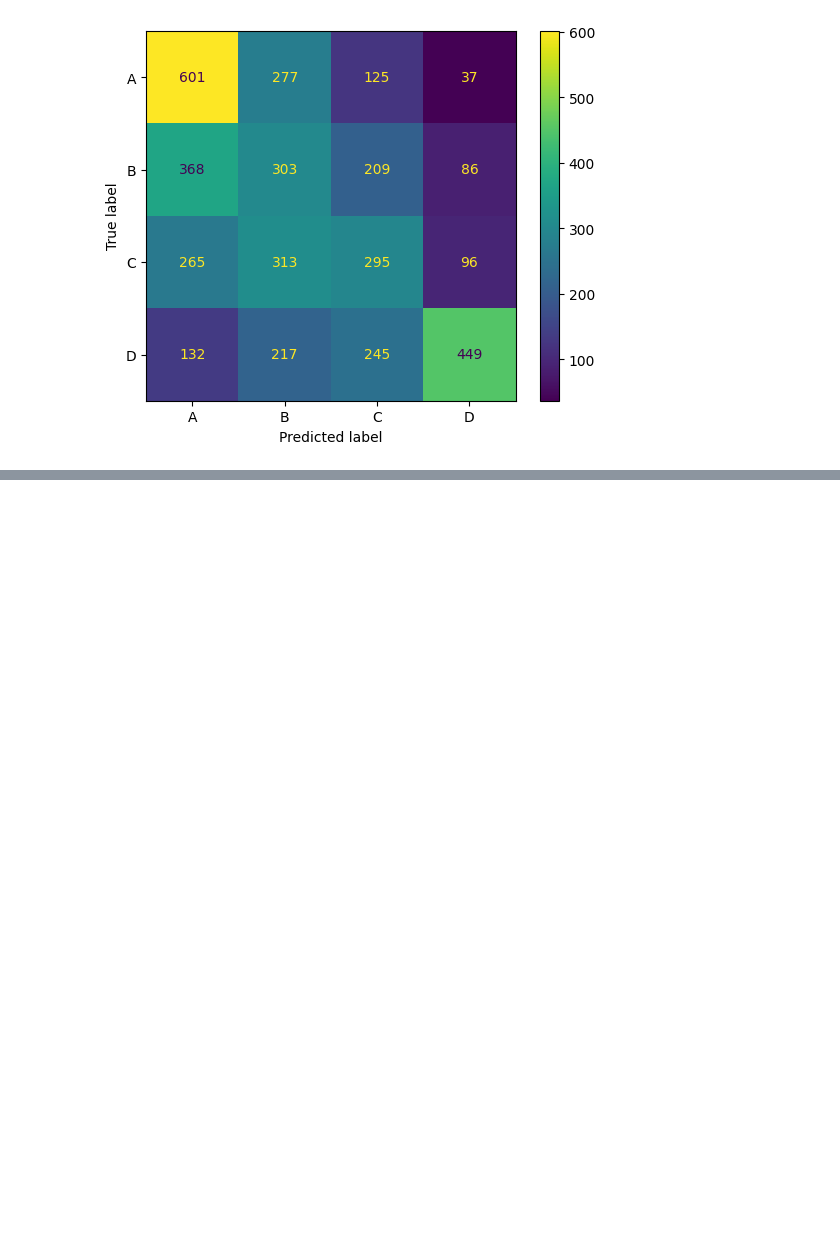
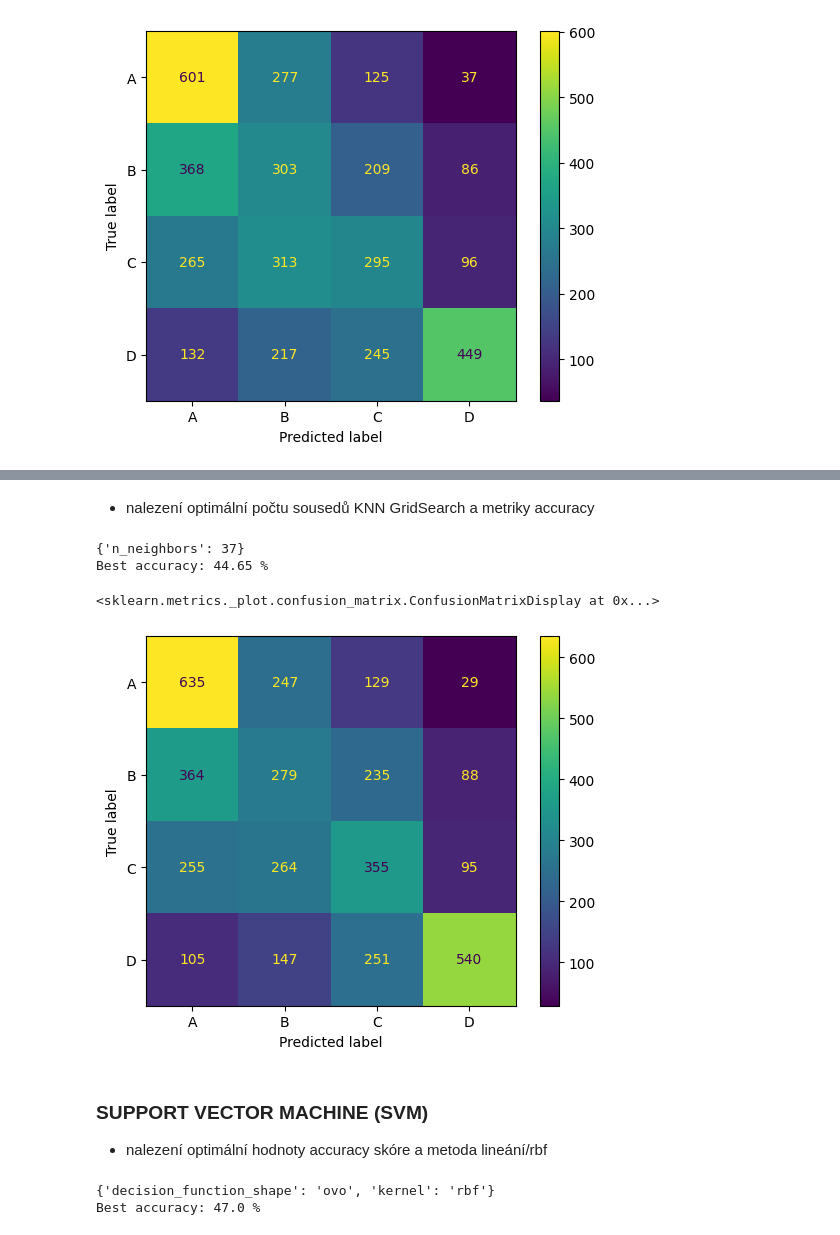
Before and after one commit to zitkovalenka/Python2-042023, a Jupyter notebook: UKOL_05-reseni-ML&AI-Fyzicka_kondice.ipynb, the cells around one changed output, grey strips where cells are left out. Cells and saved outputs as stored; diff of their text form; code cells hidden in the pictures; blank space fills up the shorter version.

```diff
--- a/UKOL_05-reseni-ML&AI-Fyzicka_kondice.ipynb
+++ b/UKOL_05-reseni-ML&AI-Fyzicka_kondice.ipynb
@@ -238,0 +241,62 @@ ValueError: x and y must have same first dimension, but have shapes (15,) and (1
+# %% [markdown]
+- nalezení optimální počtu sousedů KNN GridSearch a metriky accuracy
+# %%
+# Nalezení optimálního počtu sousedů přes GridSearchCV
+
+model_3 = KNeighborsClassifier()
+params_3 = {"n_neighbors": range(1, 41, 2)}
+
+# Otestování klasifikátorů se všemi kombinacemi parametrů
+# CV: Cross-Validation
+clf_3 = GridSearchCV(model_3, params_3, scoring="accuracy")
+clf_3.fit(X_train, y_train)
+
+# Zobrazení parametrů a skóre nejlepšího klasifikátoru
+print(clf_3.best_params_)
+print(f"Best accuracy: {round(clf_3.best_score_*100, 2)} %")
+# ... zaokrouhlení na dvě desetinná místa
+# %% [output]
+{'n_neighbors': 37}
+Best accuracy: 44.65 %
+# %%
+# Predikce z testovacích dat
+y_pred = clf_3.predict(X_test)    # vytvoření nového bodu uprostřed (na obrázku z lekce je ten čtverečkovaný)
+#  proč se zdá, že není potřeba tento krok? "y_pred = clf_3.predict(X_test) " když vynechám čísla zůstanou stejná?
+
+# Zobrazení Confusion matrix KNN
+ConfusionMatrixDisplay.from_estimator(clf_3, X_test, y_test, display_labels=clf.classes_)
+# %% [output]
+<sklearn.metrics._plot.confusion_matrix.ConfusionMatrixDisplay at 0x...>
+[figure, added]
+# %% [markdown]
+### SUPPORT VECTOR MACHINE (SVM)
+
+ - nalezení optimální hodnoty accuracy skóre a metoda lineání/rbf
+# %%
+from sklearn.svm import SVC
+
+# Rozdělení dat na vstupní a výstupní proměnné (cílovou klasifikaci) - není třeba rozdělovat, protože už jsou rozdělené z předchozího kroku?
+# X1 = data1.drop(columns=["species"])
+# y1 = data1["species"]
+
+# Nalezení nejlepší metriky
+
+# Vytvoření klasifikátoru SVC (Support Vector Classification) a slovníku s parametry k otestování
+# OVO: One-vs-One
+# OVR: One-vs-Rest
+# RBF: Radial Basis Function
+model_4 = SVC()
+params_4 = {"kernel": ["linear", "rbf"], "decision_function_shape": ["ovo", "ovr"]}
+
+# Otestování klasifikátorů se všemi kombinacemi parametrů
+# CV: Cross-Validation
+clf_4 = GridSearchCV(model_4, params_4, scoring="accuracy")
+clf_4.fit(X_train, y_train)
+
+# Zobrazení parametrů a skóre nejlepšího klasifikátoru
+print(clf_4.best_params_)
+print(f"Best accuracy: {round(clf_4.best_score_, 2)*100} %")
+# ... zaokrouhlení na dvě desetinná místa
+# %% [output]
+{'decision_function_shape': 'ovo', 'kernel': 'rbf'}
+Best accuracy: 47.0 %
```
Also changed, not shown: parts of 25 cells of this notebook.
